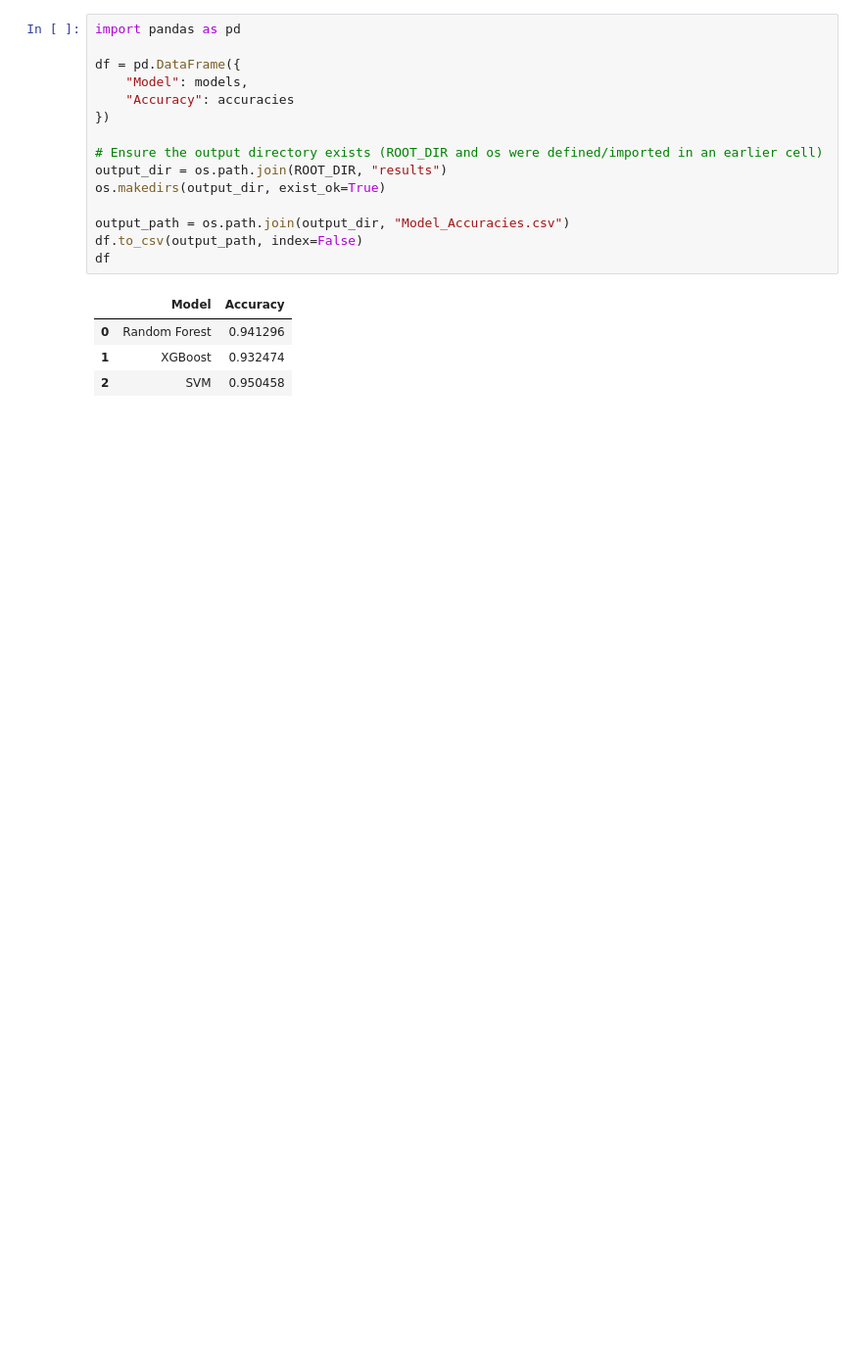
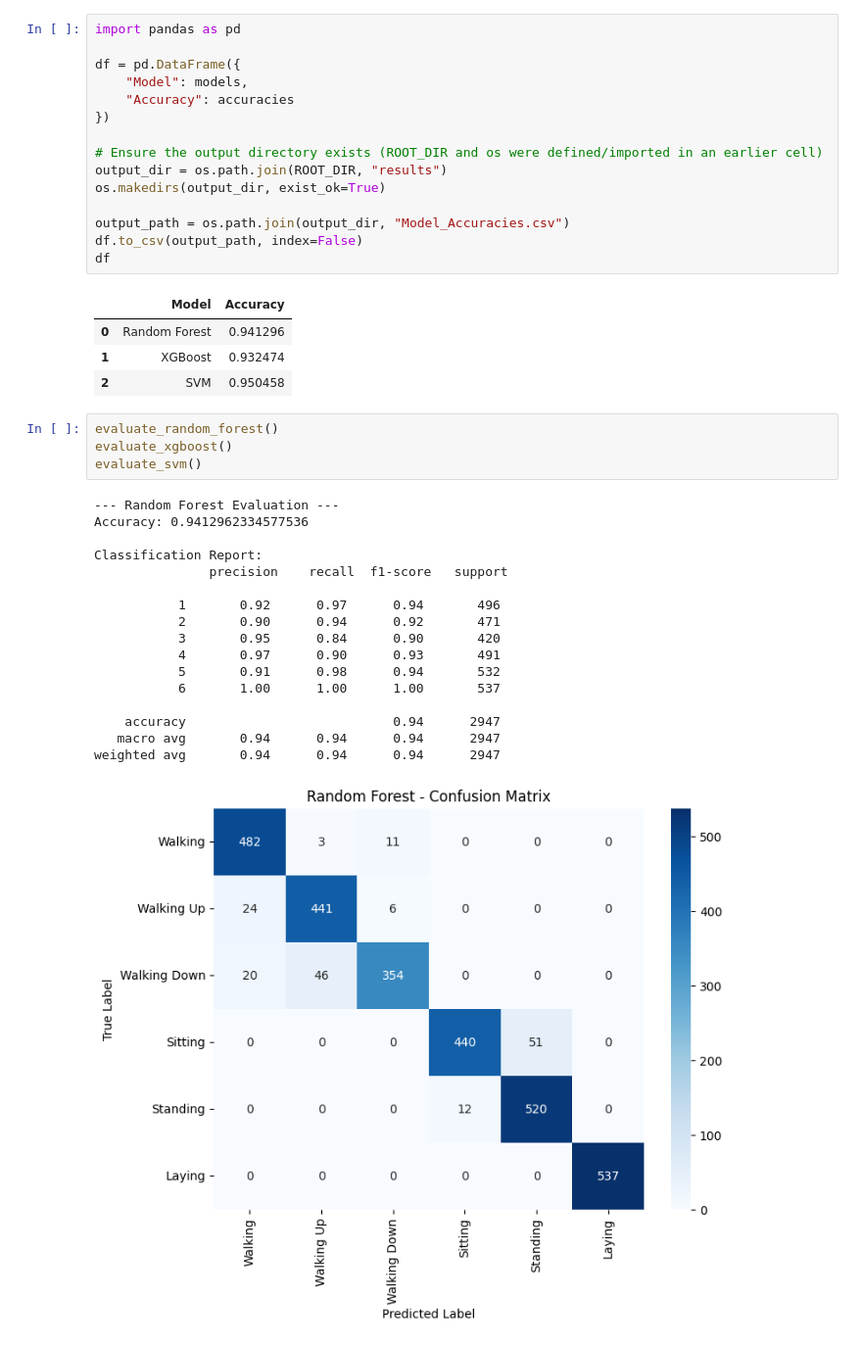
Before and after one commit to Asta1729/CNN-and-BiLSTM-Models-for-Human-Activity-Recognition, a Jupyter notebook: notebooks/ml_analysis.ipynb, the cells around one changed output. Shown at 98% size. Saved outputs shown, nothing was run; the diff lists cells and outputs as text; blank space fills up the shorter version.

```diff
--- a/notebooks/ml_analysis.ipynb
+++ b/notebooks/ml_analysis.ipynb
@@ -55,3 +55,25 @@ df
 | 0 | Random Forest | 0.941296 |
 | 1 | XGBoost | 0.932474 |
 | 2 | SVM | 0.950458 |
+# %%
+evaluate_random_forest()
+evaluate_xgboost()
+evaluate_svm()
+# %% [output]
+--- Random Forest Evaluation ---
+Accuracy: 0.9412962334577536
+
+Classification Report:
+               precision    recall  f1-score   support
+
+           1       0.92      0.97      0.94       496
+           2       0.90      0.94      0.92       471
+           3       0.95      0.84      0.90       420
+           4       0.97      0.90      0.93       491
+           5       0.91      0.98      0.94       532
+           6       1.00      1.00      1.00       537
+
+    accuracy                           0.94      2947
+   macro avg       0.94      0.94      0.94      2947
+weighted avg       0.94      0.94      0.94      2947
+[figure, added]
```
Also changed, not shown: parts of 3 cells of this notebook, 2 other files.
